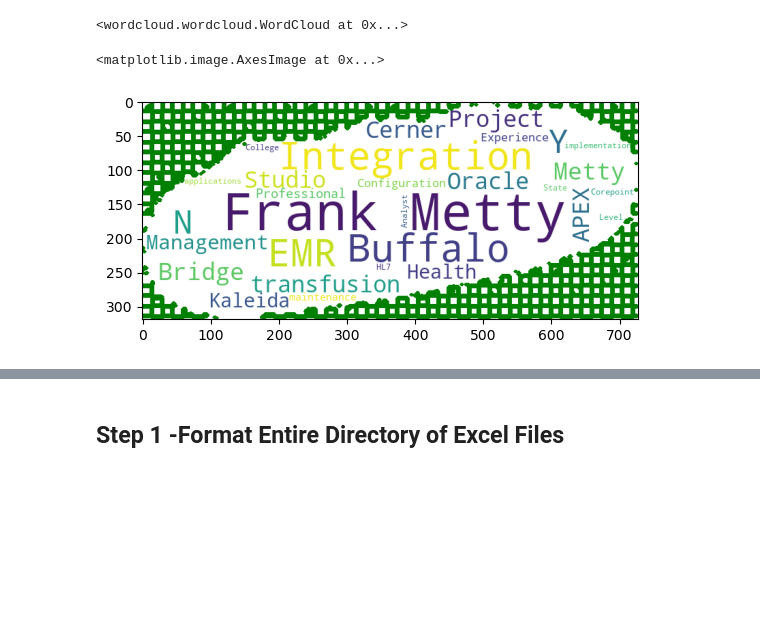
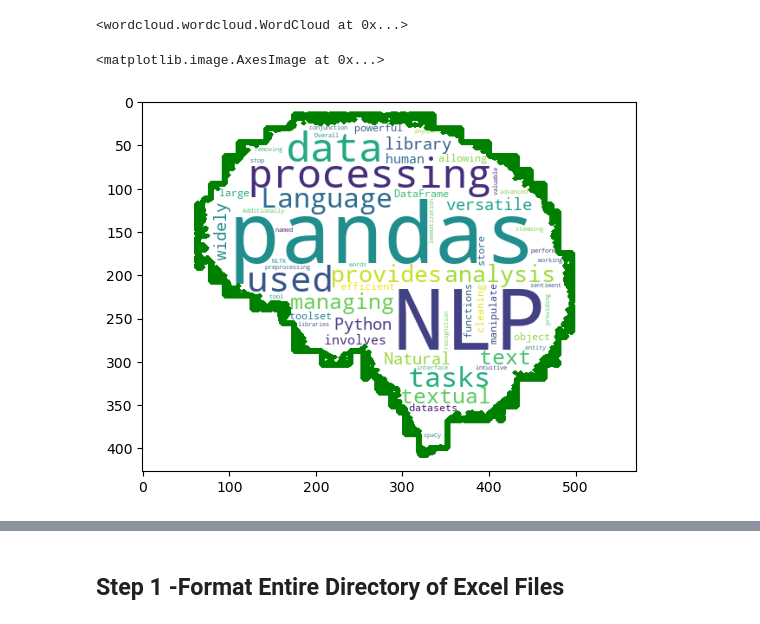
Before and after one commit to JoeEberle/word_cloud, a Jupyter notebook: word_cloud.ipynb, the cells around one changed output, grey strips where cells are left out. Cells and saved outputs as stored; diff of their text form; code cells hidden in the pictures; blank space fills up the shorter version.

```diff
--- a/word_cloud.ipynb
+++ b/word_cloud.ipynb
@@ -194,18 +182,18 @@ t4 = t4 + ' Buffalo State College – Buffalo, N.Y.'
 # %%
-shape = np.array(PIL.Image.open('baguette.jpg'))
+shape = np.array(PIL.Image.open('brain.jpg'))
 
 wc = WordCloud(
         background_color ='white',
         stopwords=stopwords,
         mask = shape,
-        height=800,
-        width=600,
+        height=600,
+        width=400,
         contour_color='green',
         contour_width=10
 )
 
-wc.generate(t4)
+wc.generate(text2)
 plt.imshow(wc)
 # %% [output]
 <matplotlib.image.AxesImage at 0x...>
-[figure, old version]
+[figure, new version]
```
Also changed, not shown: parts of 8 cells of this notebook, 3 other files.
